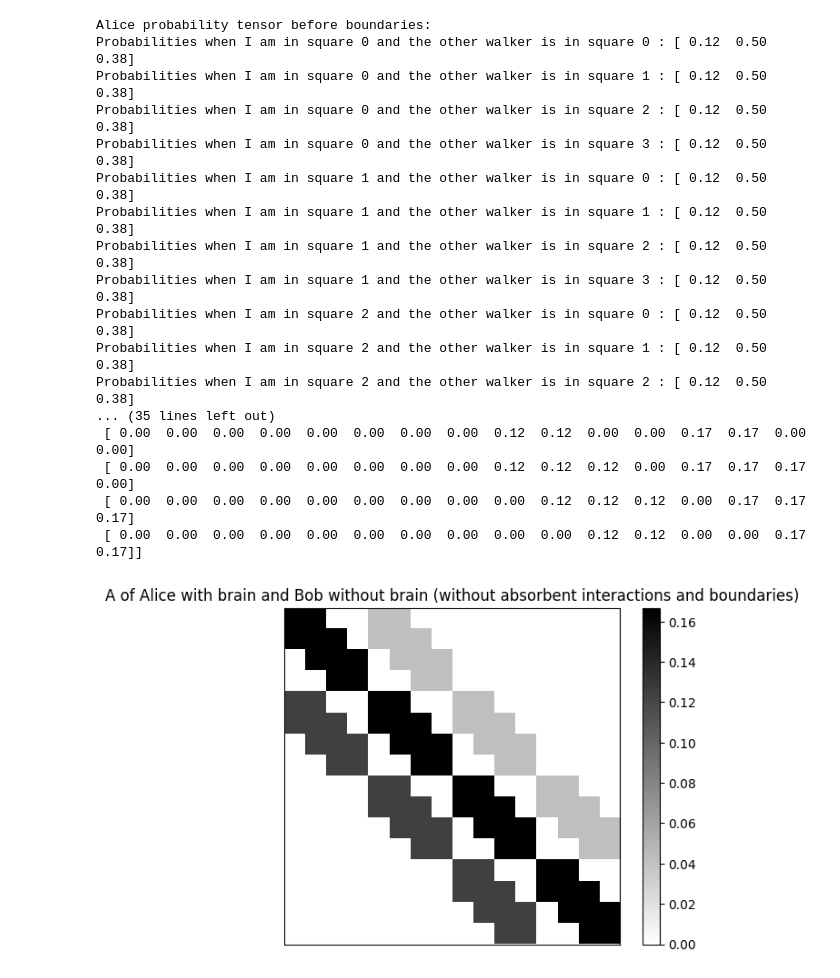
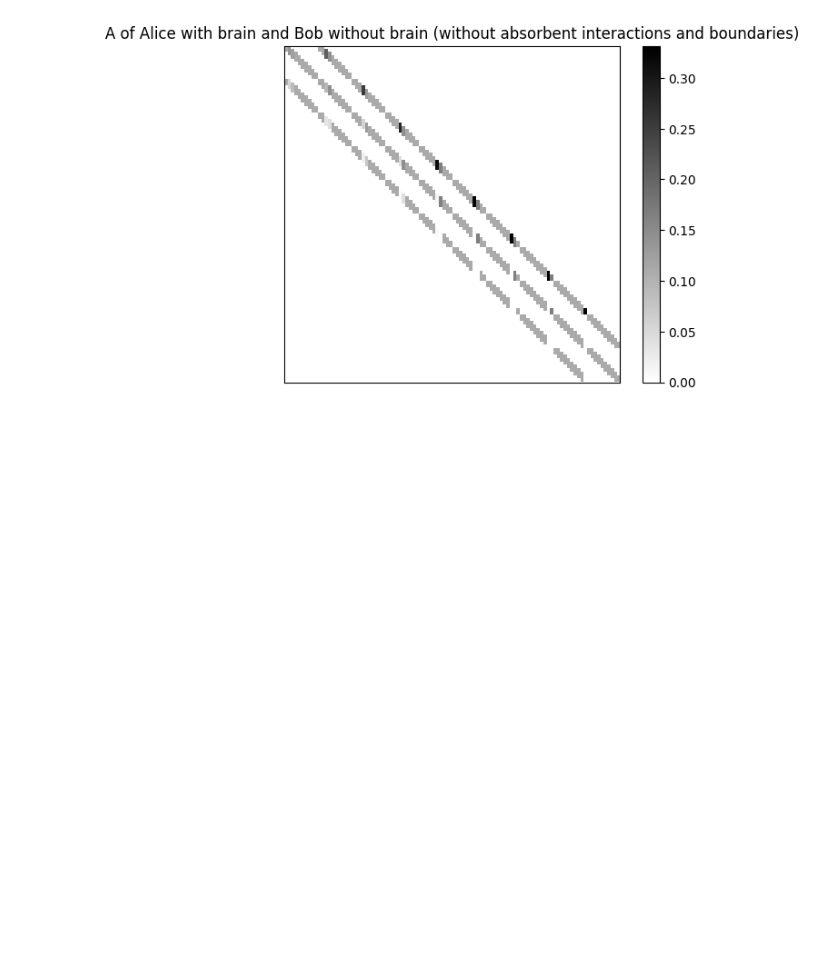
Before and after one commit to Buffoni/smart-walkers, a Jupyter notebook: walkers_energy_and_intelligence.ipynb, the cells around one changed output. Saved outputs shown, nothing was run; the diff lists cells and outputs as text; code cells hidden in the pictures; blank space fills up the shorter version.

```diff
--- a/walkers_energy_and_intelligence.ipynb
+++ b/walkers_energy_and_intelligence.ipynb
@@ -3,8 +3,8 @@ import numpy as np
 from matplotlib import pyplot as plt
 from tqdm.notebook import tqdm
 
-NUMBER_OF_SQUARES = 4
-NUMBER_OF_GAMES = int(1e3)
+NUMBER_OF_SQUARES = 10
+NUMBER_OF_GAMES = int(1e4)
 START_POS_ALICE = 1
 START_POS_BOB = NUMBER_OF_SQUARES - 2
 
@@ -495,17 +450,10 @@ A matrix of random walkers after adding absorbent interactions:
 # %%
 # Make the same thing but for Alice with brain and Bob without brain
 
-alice_probability_tensor_fake = np.zeros((NUMBER_OF_SQUARES, NUMBER_OF_SQUARES, 3))
-for i in range(NUMBER_OF_SQUARES):
-  for j in range(NUMBER_OF_SQUARES):
-    alice_probability_tensor_fake[i, j, 0] = 1/8
-    alice_probability_tensor_fake[i, j, 1] = 1/2
-    alice_probability_tensor_fake[i, j, 2] = 3/8
-
-#alice_probability_tensor = alice.get_policy_tensor()
+alice_probability_tensor = alice.get_policy_tensor()
 bob_probability_tensor = bob.get_policy_tensor()
 
-A_no_boundaries = build_matrix_A(alice_probability_tensor_fake, bob_probability_tensor)
+A_no_boundaries = build_matrix_A(alice_probability_tensor, bob_probability_tensor)
 
 # Print A matrix
 if NUMBER_OF_SQUARES <= 4:
@@ -522,58 +470,41 @@ plt.show()
 
 # Imposing reflective boundary conditions
 
-impose_reflective_boundary_conditions(alice_probability_tensor_fake)
+impose_reflective_boundary_conditions(alice_probability_tensor)
 impose_reflective_boundary_conditions(bob_probability_tensor)
 
 # Build A matrix
 
-A = build_matrix_A(alice_probability_tensor_fake, bob_probability_tensor)
+A = build_matrix_A(alice_probability_tensor, bob_probability_tensor)
 
 # Print A matrix
 if NUMBER_OF_SQUARES <= 4:
     print('A matrix of Alice with brain and Bob without brain before adding absorbent interactions:')
     print(A)
 
 # Make plot
 plt.imshow(A, interpolation='nearest', cmap='binary')
 plt.colorbar()
 plt.title('A of Alice with brain and Bob without brain (without absorbent interactions)')
 plt.xticks([])
 plt.yticks([])
 plt.show()
 
 # Add absorbent interactions
 
 add_absorbent_interactions(A, NUMBER_OF_SQUARES)
 
 # Print A matrix
 if NUMBER_OF_SQUARES <= 4:
     print('A matrix of Alice with brain and Bob without brain after adding absorbent interactions:')
     print(A)
 
 # Make plot
 plt.imshow(A, interpolation='nearest', cmap='binary')
 plt.colorbar()
 plt.title('A of Alice with brain and Bob without brain')
 plt.xticks([])
 plt.yticks([])
 plt.show()
 # %% [output]
-Alice probability tensor before boundaries:
-Probabilities when I am in square 0 and the other walker is in square 0 : [ 0.12  0.50  0.38]
-Probabilities when I am in square 0 and the other walker is in square 1 : [ 0.12  0.50  0.38]
-Probabilities when I am in square 0 and the other walker is in square 2 : [ 0.12  0.50  0.38]
-Probabilities when I am in square 0 and the other walker is in square 3 : [ 0.12  0.50  0.38]
-Probabilities when I am in square 1 and the other walker is in square 0 : [ 0.12  0.50  0.38]
-Probabilities when I am in square 1 and the other walker is in square 1 : [ 0.12  0.50  0.38]
-Probabilities when I am in square 1 and the other walker is in square 2 : [ 0.12  0.50  0.38]
-Probabilities when I am in square 1 and the other walker is in square 3 : [ 0.12  0.50  0.38]
-Probabilities when I am in square 2 and the other walker is in square 0 : [ 0.12  0.50  0.38]
-Probabilities when I am in square 2 and the other walker is in square 1 : [ 0.12  0.50  0.38]
-Probabilities when I am in square 2 and the other walker is in square 2 : [ 0.12  0.50  0.38]
-... (35 lines left out)
- [ 0.00  0.00  0.00  0.00  0.00  0.00  0.00  0.00  0.12  0.12  0.00  0.00  0.17  0.17  0.00  0.00]
- [ 0.00  0.00  0.00  0.00  0.00  0.00  0.00  0.00  0.12  0.12  0.12  0.00  0.17  0.17  0.17  0.00]
- [ 0.00  0.00  0.00  0.00  0.00  0.00  0.00  0.00  0.00  0.12  0.12  0.12  0.00  0.17  0.17  0.17]
- [ 0.00  0.00  0.00  0.00  0.00  0.00  0.00  0.00  0.00  0.00  0.12  0.12  0.00  0.00  0.17  0.17]]
-[figure, old version]
+[figure, new version]
```
Also changed, not shown: parts of 7 cells of this notebook.
